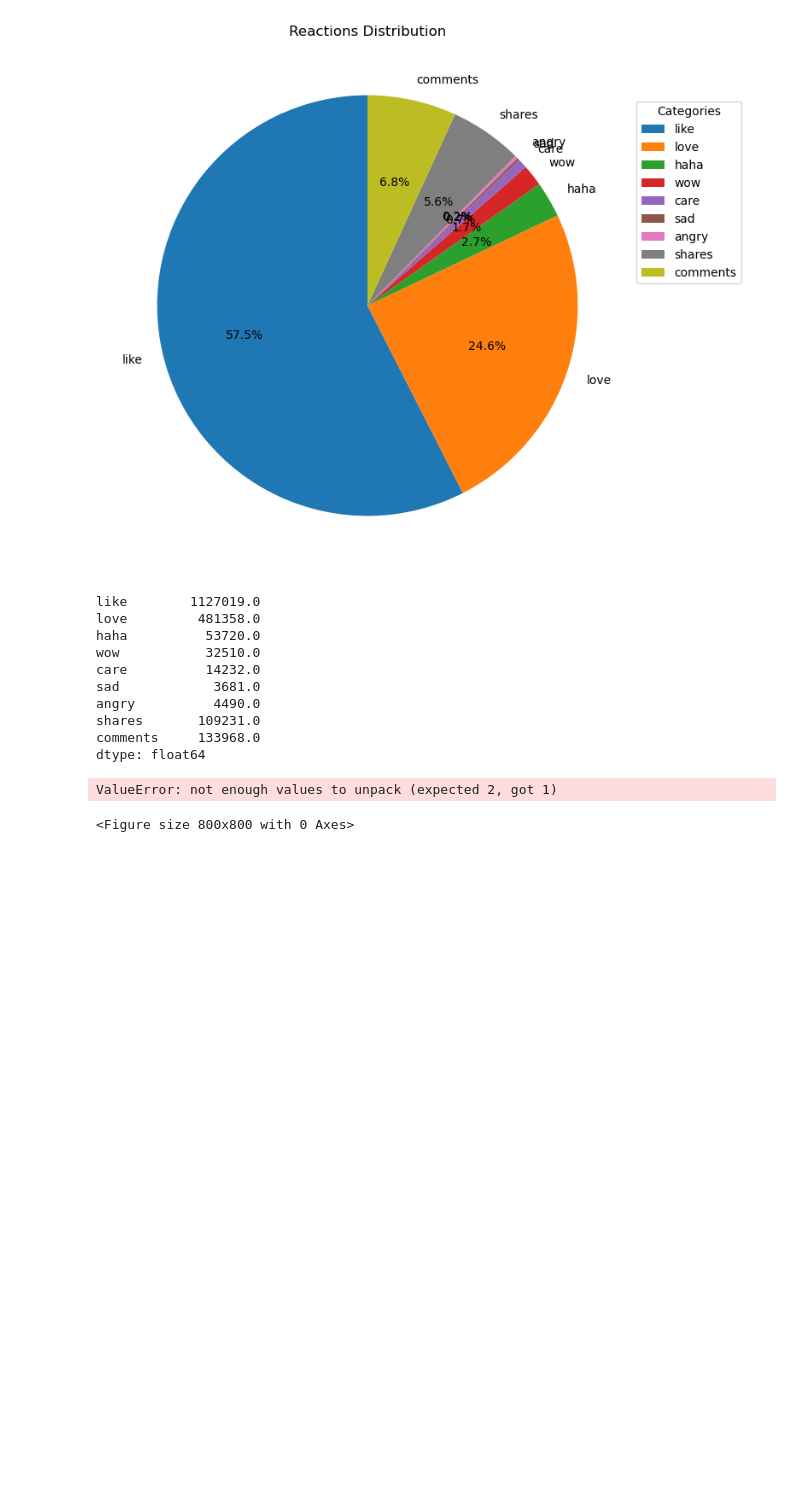
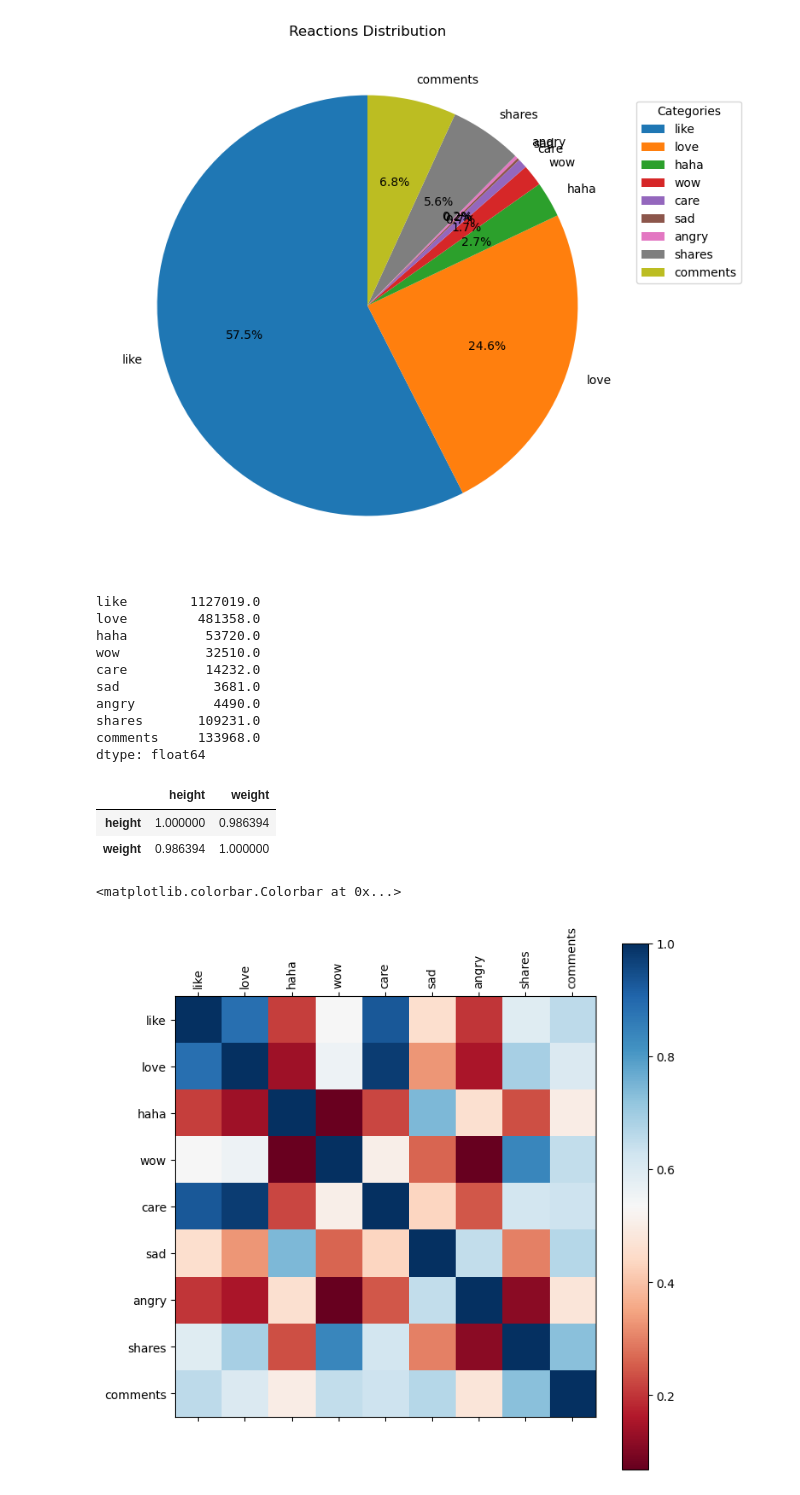
Before and after one commit to NguyenXuanHiep1709/Final-Project, a Jupyter notebook: Analyze_Data.ipynb, the cells around one changed output. Saved outputs shown, nothing was run; the diff lists cells and outputs as text; code cells hidden in the pictures; blank space fills up the shorter version.

```diff
--- a/Analyze_Data.ipynb
+++ b/Analyze_Data.ipynb
@@ -332,12 +332,24 @@ angry          4490.0
 shares       109231.0
 comments     133968.0
 dtype: float64
+# %%
+df = pd.DataFrame({
+    "height": [170, 175, 160, 180, 185],
+    "weight": [70, 75, 65, 80, 85]
+})
+
+df.corr()
+# %% [output]
+|  | height | weight |
+| height | 1.000000 | 0.986394 |
+| weight | 0.986394 | 1.000000 |
 # %%
+corr = data[['like', 'love', 'haha', 'wow', 'care', 'sad', 'angry', 'shares', 'comments']].corr()
 fig = plt.figure(figsize=(8,8))
-plt.matshow(total_reactions, cmap='RdBu', fignum=fig.number)
-plt.xticks(range(len(total_reactions)), len(total_reactions), rotation='vertical')
-plt.yticks(range(len(total_reactions)), len(total_reactions))
+plt.matshow(corr, cmap='RdBu', fignum=fig.number)
+plt.xticks(range(len(corr.columns)), corr.columns, rotation='vertical')
+plt.yticks(range(len(corr.columns)), corr.columns)
 plt.colorbar()
 # %% [output]
-ValueError: not enough values to unpack (expected 2, got 1)
+<matplotlib.colorbar.Colorbar at 0x...>
-<Figure size 800x800 with 0 Axes>
+[figure, added]
```
Also changed, not shown: parts of 1 cell of this notebook.
